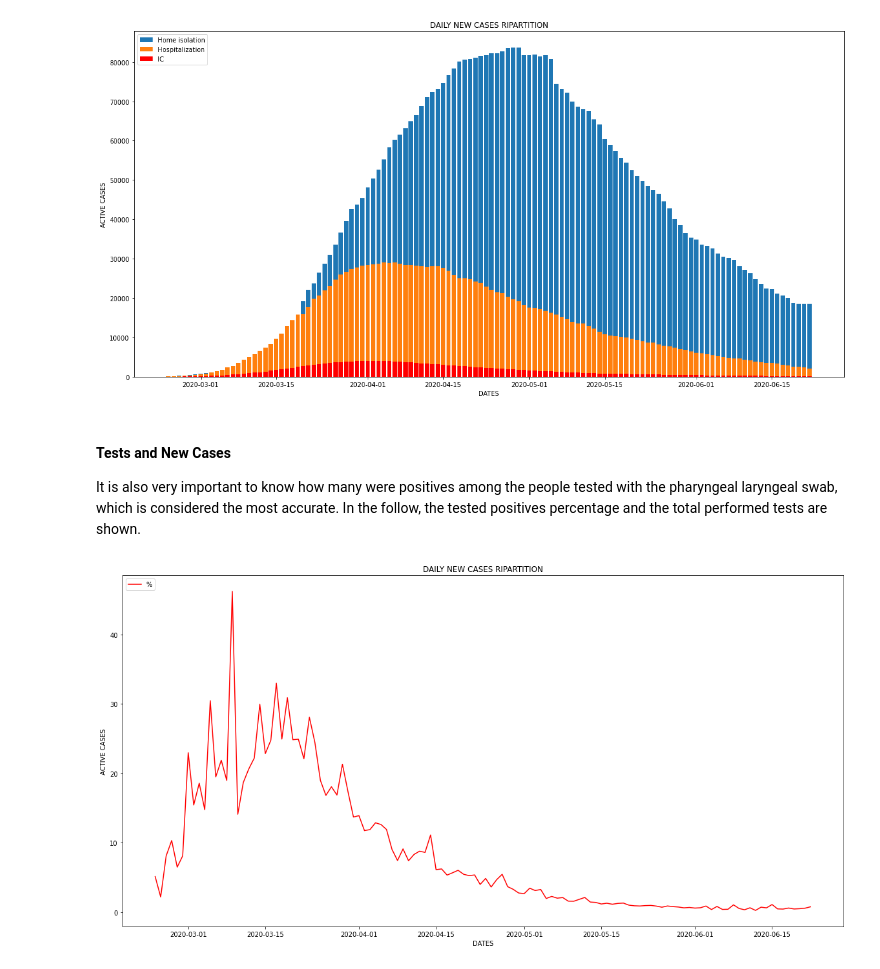
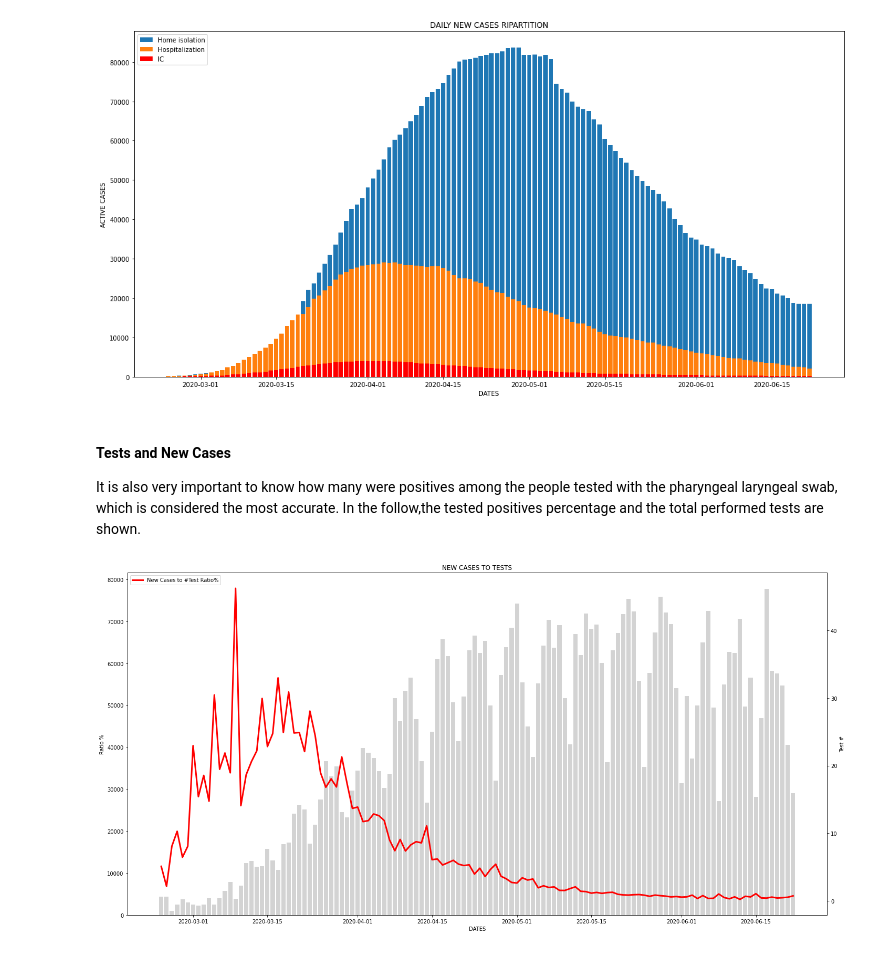
Before and after one commit to pisalore/AAGM_exam, a Jupyter notebook: pandas_exam.ipynb, the cells around one changed output. Saved outputs shown, nothing was run; the diff lists cells and outputs as text; code cells hidden in the pictures.

Commit message:
reworked new cases to swabs ratio plot

```diff
--- a/pandas_exam.ipynb
+++ b/pandas_exam.ipynb
@@ -171,13 +171,18 @@ plt.show()
 # %% [markdown]
 #### Tests and New Cases
 It is also very important to know how many were positives among the people tested with the
-pharyngeal laryngeal swab, which is considered the most accurate. In the follow,
-the tested positives percentage and the total performed tests are shown.
+pharyngeal laryngeal swab, which is considered the most accurate. In the
+follow,the tested positives percentage and the total performed tests
+are shown.
 # %%
 fig4, ax4 = plt.subplots(figsize = (20, 10))
-ax4.set(xlabel='DATES', ylabel='ACTIVE CASES',title='DAILY NEW CASES RIPARTITION')
-plt.plot(x_dates, new_cases_to_swabs, label='%', color="red")
+ax4.set(xlabel='DATES', ylabel='Ratio %',title='NEW CASES TO TESTS')
+ax4.bar(x_dates, swabs, color='lightgrey')
+ax5 = ax4.twinx()
+ax5.set_ylabel('Test #') # we already handled the x-label with ax1
+ax5.plot(x_dates, new_cases_to_swabs, label='New Cases to #Test Ratio%', color="red", linewidth=3)
 plt.legend(loc="upper left")
+fig4.tight_layout()
 plt.show()
 # %% [output]
-[figure, old version]
+[figure, new version]
```
Also changed, not shown: parts of 1 cell of this notebook.
